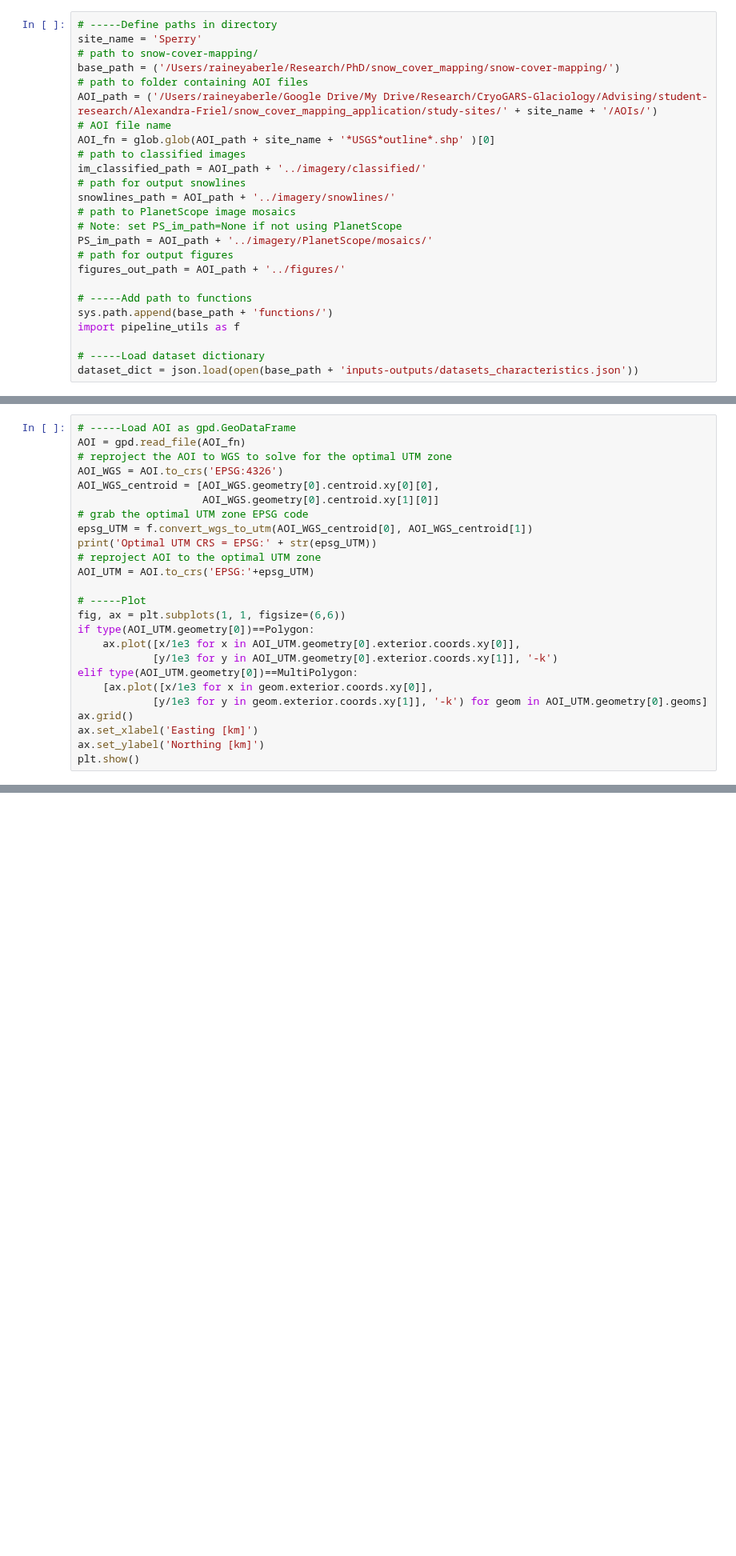
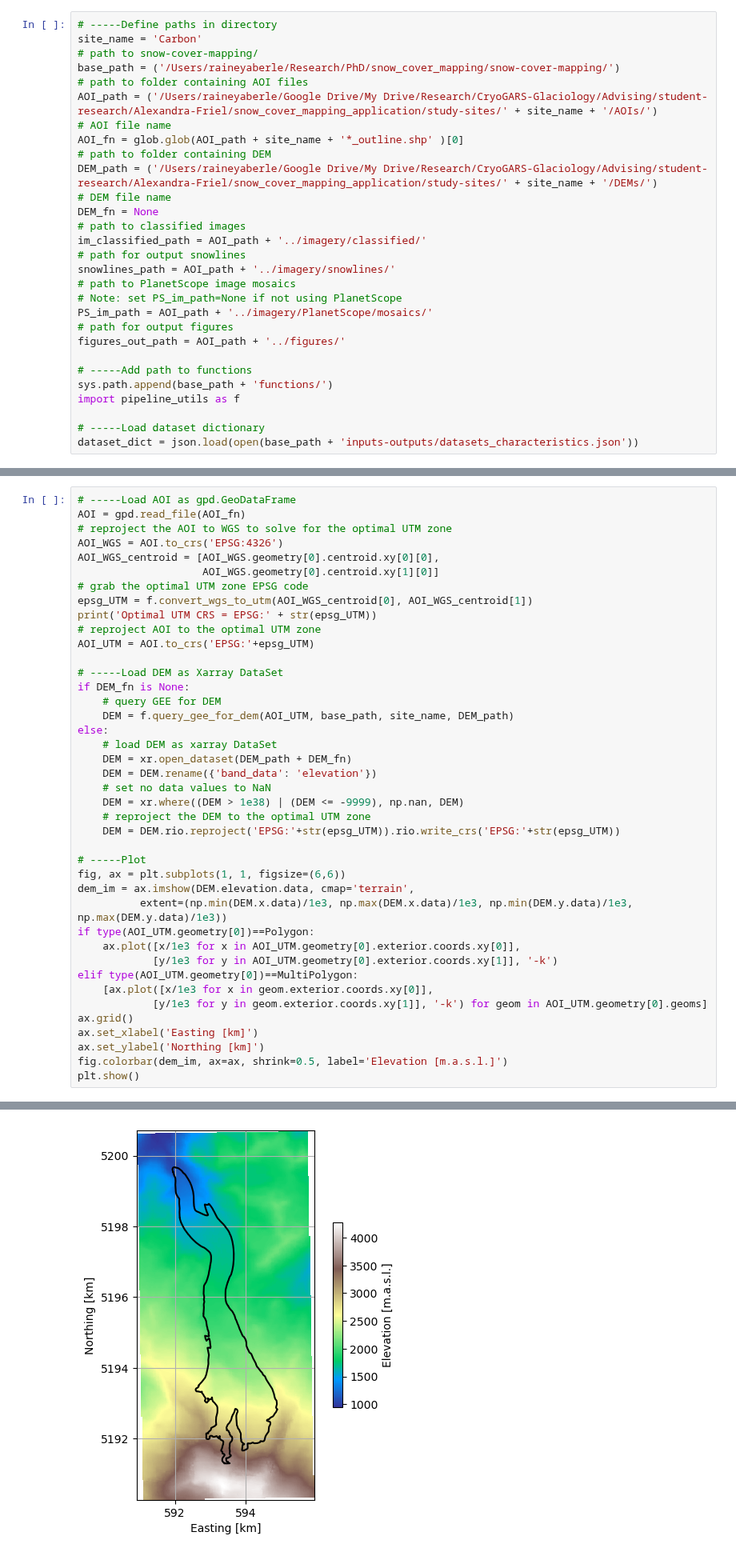
Before and after one commit to RaineyAbe/glacier-snow-cover-mapping, a Jupyter notebook: notebooks/delineate_snowlines.ipynb, the cells around one changed output, grey strips where cells are left out. Shown at 80% size. Saved outputs shown, nothing was run; the diff lists cells and outputs as text; blank space fills up the shorter version.

```diff
--- a/notebooks/delineate_snowlines.ipynb
+++ b/notebooks/delineate_snowlines.ipynb
@@ -32,13 +31,17 @@ import io
 # drive.mount('/content/drive', force_remount=True)
 # %%
 # -----Define paths in directory
-site_name = 'Sperry'
+site_name = 'Carbon'
 # path to snow-cover-mapping/
 base_path = ('/Users/raineyaberle/Research/PhD/snow_cover_mapping/snow-cover-mapping/')
 # path to folder containing AOI files
 AOI_path = ('/Users/raineyaberle/Google Drive/My Drive/Research/CryoGARS-Glaciology/Advising/student-research/Alexandra-Friel/snow_cover_mapping_application/study-sites/' + site_name + '/AOIs/')
 # AOI file name
-AOI_fn = glob.glob(AOI_path + site_name + '*USGS*outline*.shp' )[0]
+AOI_fn = glob.glob(AOI_path + site_name + '*_outline.shp' )[0]
+# path to folder containing DEM
+DEM_path = ('/Users/raineyaberle/Google Drive/My Drive/Research/CryoGARS-Glaciology/Advising/student-research/Alexandra-Friel/snow_cover_mapping_application/study-sites/' + site_name + '/DEMs/')
+# DEM file name
+DEM_fn = None
 # path to classified images
 im_classified_path = AOI_path + '../imagery/classified/'
 # path for output snowlines
@@ -75,8 +78,23 @@ print('Optimal UTM CRS = EPSG:' + str(epsg_UTM))
 # reproject AOI to the optimal UTM zone
 AOI_UTM = AOI.to_crs('EPSG:'+epsg_UTM)
 
+# -----Load DEM as Xarray DataSet
+if DEM_fn is None:
+    # query GEE for DEM
+    DEM = f.query_gee_for_dem(AOI_UTM, base_path, site_name, DEM_path)
+else:
+    # load DEM as xarray DataSet
+    DEM = xr.open_dataset(DEM_path + DEM_fn)
+    DEM = DEM.rename({'band_data': 'elevation'})
+    # set no data values to NaN
+    DEM = xr.where((DEM > 1e38) | (DEM <= -9999), np.nan, DEM)
+    # reproject the DEM to the optimal UTM zone
+    DEM = DEM.rio.reproject('EPSG:'+str(epsg_UTM)).rio.write_crs('EPSG:'+str(epsg_UTM))
+
 # -----Plot
 fig, ax = plt.subplots(1, 1, figsize=(6,6))
+dem_im = ax.imshow(DEM.elevation.data, cmap='terrain',
+          extent=(np.min(DEM.x.data)/1e3, np.max(DEM.x.data)/1e3, np.min(DEM.y.data)/1e3, np.max(DEM.y.data)/1e3))
 if type(AOI_UTM.geometry[0])==Polygon:
     ax.plot([x/1e3 for x in AOI_UTM.geometry[0].exterior.coords.xy[0]],
             [y/1e3 for y in AOI_UTM.geometry[0].exterior.coords.xy[1]], '-k')
@@ -86,4 +104,6 @@ elif type(AOI_UTM.geometry[0])==MultiPolygon:
 ax.grid()
 ax.set_xlabel('Easting [km]')
 ax.set_ylabel('Northing [km]')
+fig.colorbar(dem_im, ax=ax, shrink=0.5, label='Elevation [m.a.s.l.]')
 plt.show()
+# %% [output]
@@ -89,0 +112 @@ plt.show()
+[figure, added]
```
Also changed, not shown: parts of 8 cells of this notebook, 7 other files.
